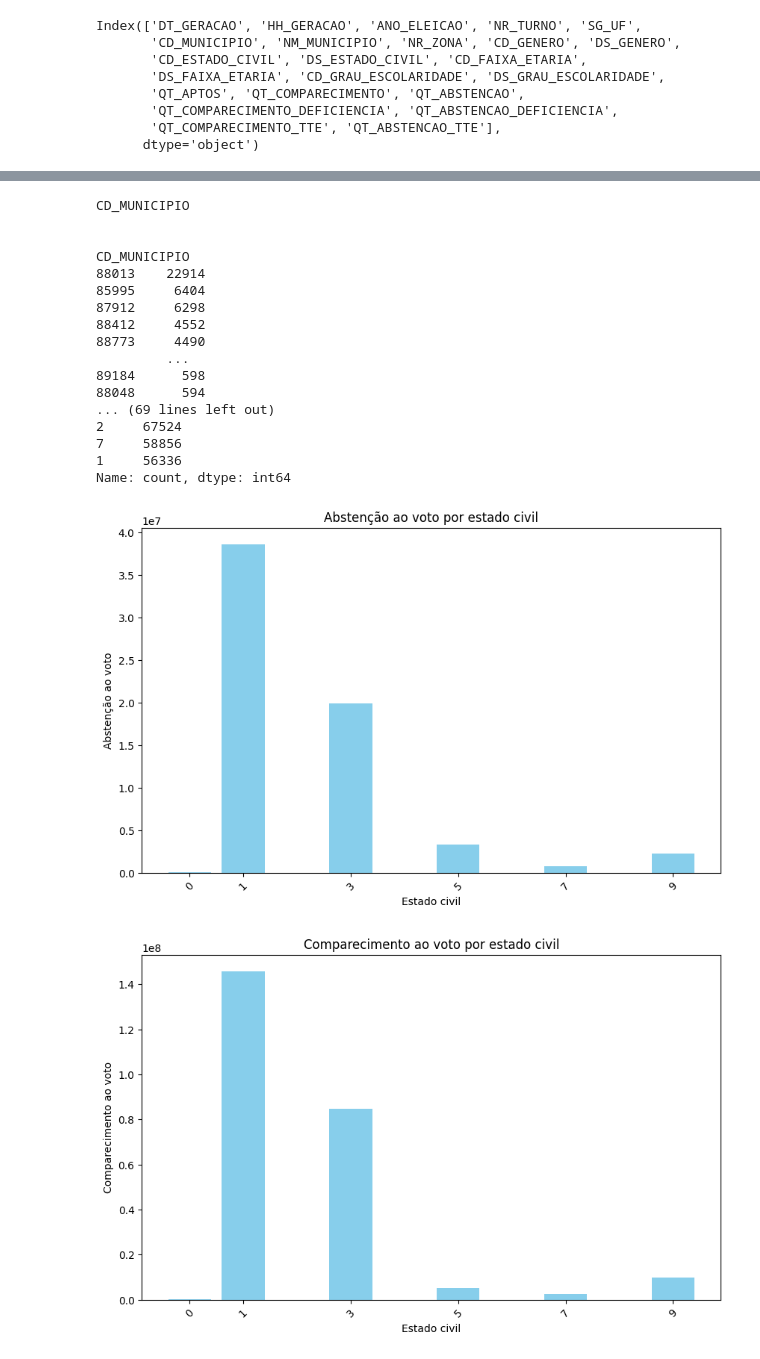
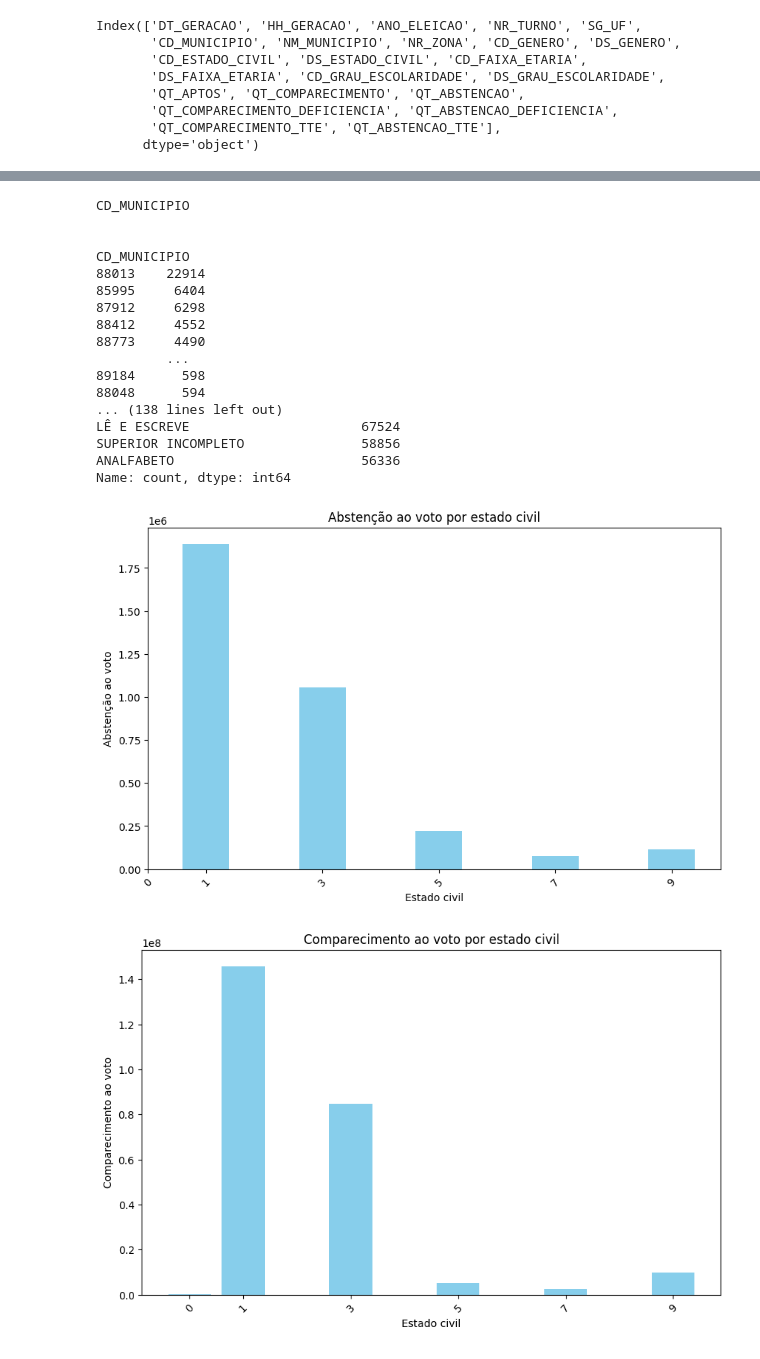
Before and after one commit to cristinaEinsfeld/CPA_TF, a Jupyter notebook: Entendimento_Dados.ipynb, the cells around one changed output, grey strips where cells are left out. Saved outputs shown, nothing was run; the diff lists cells and outputs as text; code cells hidden in the pictures.

```diff
--- a/Entendimento_Dados.ipynb
+++ b/Entendimento_Dados.ipynb
@@ -341,0 +398,4 @@ regiao_metropolitana = [
+# %%
+# Redução do Dataframe para apenas cidades do estado do RS
+df_2022_nv= df_2022[df_2022['SG_UF'] == 'RS' ]
+df_2022_nv.head(10)
@@ -342,18 +415,23 @@ regiao_metropolitana = [
 # %%
-# Redução do Dataframe para apenas cidades do estado do RS
-df_2022_novo= df_2022[df_2022['SG_UF'] == 'RS' ]
+# Redução de Dimensionalidade do Dataframe com exclusão de colunas desnecessárias
+# Filtragem de Dados do Dataframe com retirada de exemplares com valores inválidos
 
-# Filtragem de Dados do Dataframe com retirada de exemplares com valores inválidos
-col = [coluna for coluna in df_2022_novo.columns if coluna[0:2] == 'CD']
-df_2022_novo = df_2022_novo[~df_2022_novo[col].isin([0,-3,-1]).any(axis=1)]
+df_2022_nv= df_2022_nv.drop(columns=[
+    'ANO_ELEICAO', 'SG_UF', 'QT_COMPARECIMENTO_DEFICIENCIA', 'QT_ABSTENCAO_DEFICIENCIA',
+    'QT_COMPARECIMENTO_TTE', 'QT_ABSTENCAO_TTE',
+    'DT_GERACAO', 'HH_GERACAO'])
 
-# Redução de Dimensionalidade do Dataframe com exclusão de colunas desnecessárias
-df_2022_novo = df_2022_novo.drop(columns=['DT_GERACAO', 'HH_GERACAO','QT_COMPARECIMENTO_DEFICIENCIA', 'QT_ABSTENCAO_DEFICIENCIA',
-       'QT_COMPARECIMENTO_TTE', 'QT_ABSTENCAO_TTE'])
+colunas_codigo = [coluna for coluna in df_2022_nv.columns if coluna[0:2] == 'CD']
+print(colunas_codigo)
 
-# Nova dimensão do Dataframe
-print( 'Nova Quantidade de Exemplares: ' + str(df_2022_novo.size))
+df_2022_nv= excluir_linhas_valores_nulos(df_2022_nv, colunas_codigo)
+display(df_2022_nv)
 
 # Visualização dos 10 primeiros exemplares do no Dataframe
-df_2022_novo.head(10)
+df_2022_nv.head(10)
+
+df_2022_nv = nova_coluna(df_2022_nv, regiao_metropolitana)
+display(df_2022_nv)
+
+df_2022_nv.to_csv("df_2022_nv.csv")
 # %% [output]
@@ -372,6 +465,7 @@ Nova Quantidade de Exemplares: 10992336
 # %%
 # Visualização de frequência de categorias em cada feature socio-cultural Dataframe RS
-visualizacao_metadados_socioculturais(df_2022_novo)
+visualizacao_metadados_codigo(df_2022_nv)
+visualizacao_metadados_descricao(df_2022_nv)
 # %% [output]
 CD_MUNICIPIO
 
@@ -385,26 +479,26 @@ CD_MUNICIPIO
          ...
 89184      598
 88048      594
-... (69 lines left out)
-2     67524
-7     58856
-1     56336
+... (138 lines left out)
+LÊ E ESCREVE                      67524
+SUPERIOR INCOMPLETO               58856
+ANALFABETO                        56336
 Name: count, dtype: int64
 # %%
-df_2022_agrupado = df_2022.groupby('CD_ESTADO_CIVIL')['QT_ABSTENCAO'].sum().reset_index()
+df_2022_agrupado = df_2022_nv.groupby('CD_ESTADO_CIVIL')['QT_ABSTENCAO'].sum().reset_index()
 
 # Plotando o gráfico de barras
 plt.figure(figsize=(10, 6))
 plt.bar(df_2022_agrupado['CD_ESTADO_CIVIL'], df_2022_agrupado['QT_ABSTENCAO'], color='skyblue')
 
 # Personalização do gráfico
 plt.xlabel('Estado civil')
 plt.ylabel('Abstenção ao voto')
 plt.title('Abstenção ao voto por estado civil')
 plt.xticks(ticks=[0, 1, 3, 5, 7, 9], rotation=45)
 
 # Exibindo o gráfico
 plt.show()
 # %% [output]
-[figure, old version]
+[figure, new version]
 # %%
```
Also changed, not shown: parts of 34 cells of this notebook.
